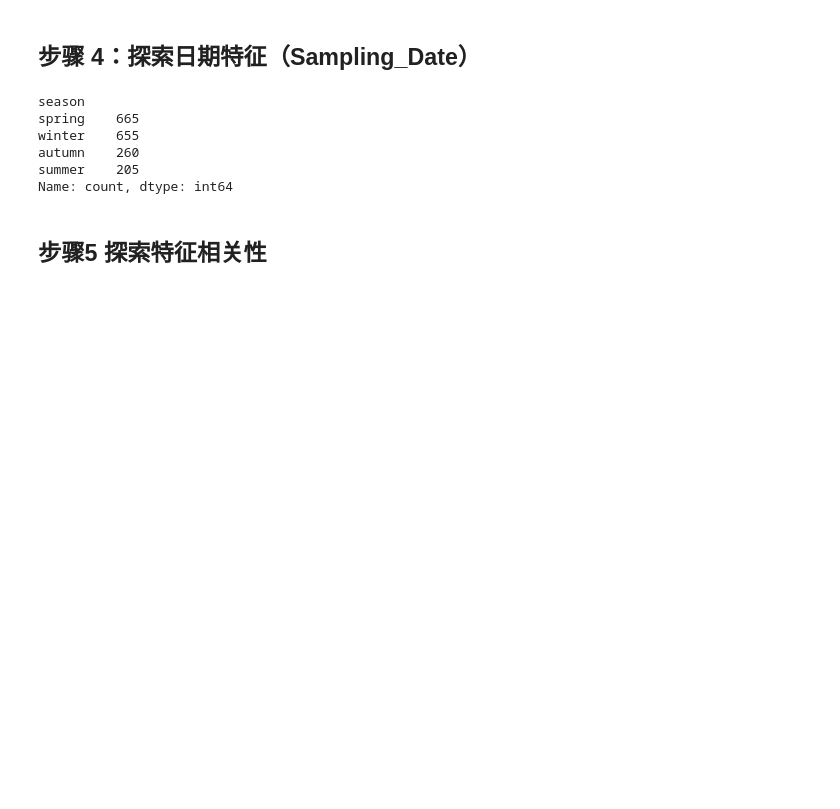
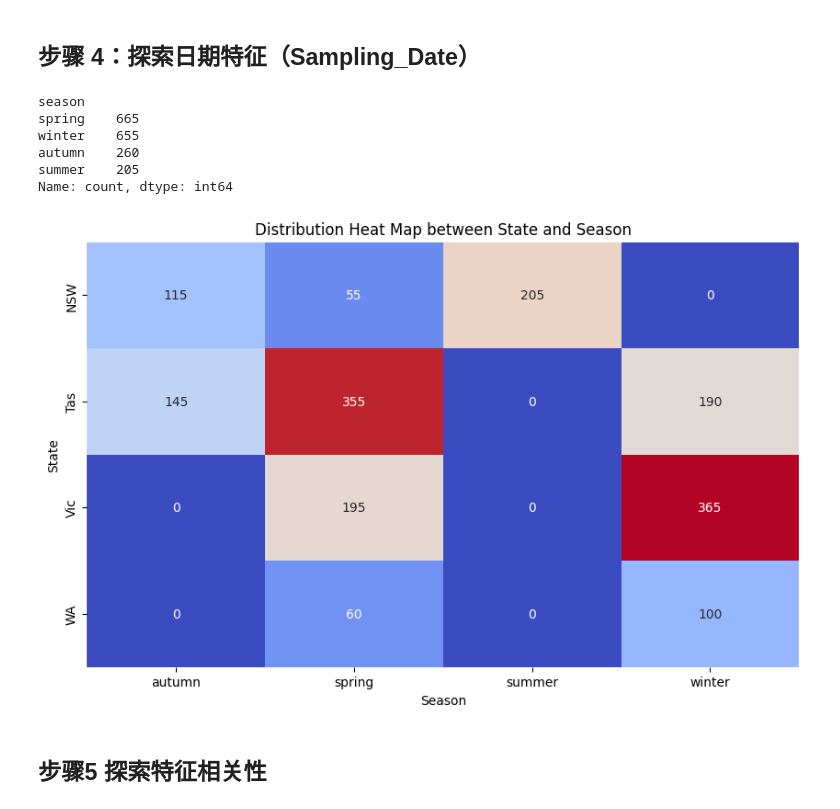
Before and after one commit to Happenmass/kaggle-csrio, a Jupyter notebook: data_feature_inspector/inspector.ipynb, the cells around one changed output. Saved outputs shown, nothing was run; the diff lists cells and outputs as text; code cells hidden in the pictures; blank space fills up the shorter version.

```diff
--- a/data_feature_inspector/inspector.ipynb
+++ b/data_feature_inspector/inspector.ipynb
@@ -4,7 +4,7 @@
 import pandas as pd
 
 # 加载数据
-df = pd.read_csv('/Users/guhappen/code/kaggle-csrio/csiro-biomass/train.csv')
+df = pd.read_csv('/home/ecs-user/code/happen/kaggle-csrio/csiro-biomass/train.csv')
 
 # 查看数据的基本信息
 df.info()
@@ -144,6 +144,21 @@ winter    655
 autumn    260
 summer    205
 Name: count, dtype: int64
+# %%
+season_per_state = pd.crosstab(df['State'], df['season'])
+
+import seaborn as sns
+import matplotlib.pyplot as plt
+
+# 绘制每个 State 中不同 Season 的热图
+plt.figure(figsize=(10, 6))
+sns.heatmap(season_per_state, annot=True, cmap='coolwarm', fmt="d", cbar=False)
+plt.title("Distribution Heat Map between State and Season")
+plt.xlabel("Season")
+plt.ylabel("State")
+plt.show()
+# %% [output]
+[figure, added]
 # %% [markdown]
 ## 步骤5 探索特征相关性
 # %%
```
Also changed, not shown: parts of 5 cells of this notebook, 21 other files.
